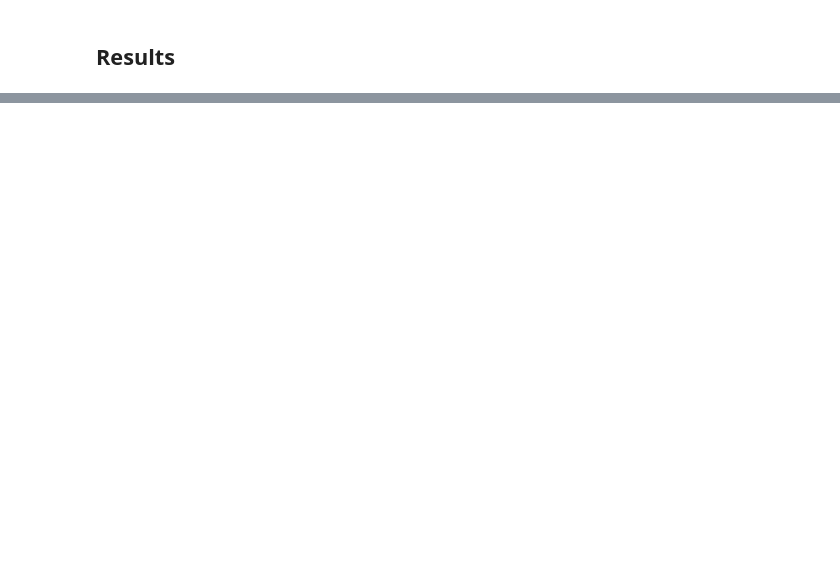
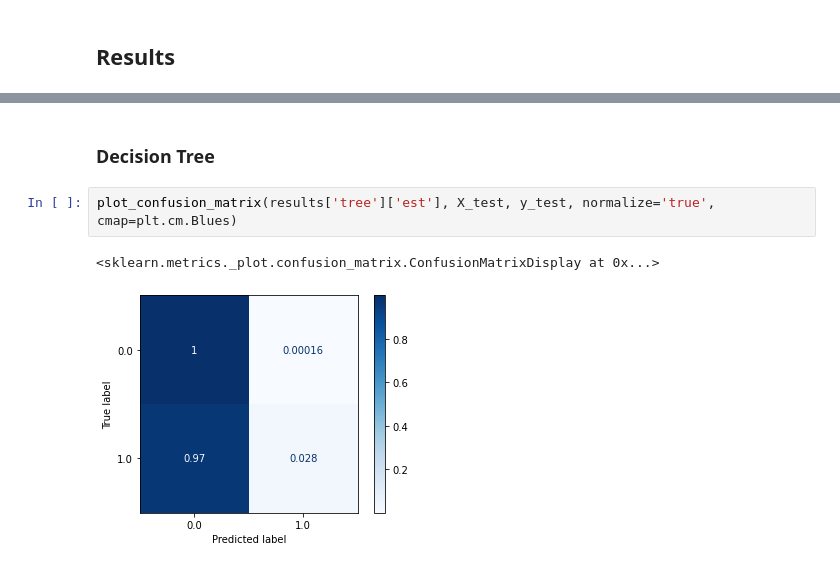
Before and after one commit to GabrielBarbosaGV/ml-2020-3-project, a Jupyter notebook: parte2/projeto_final.ipynb, the cells around one changed output, grey strips where cells are left out. Cells and saved outputs as stored; diff of their text form; blank space fills up the shorter version.

```diff
--- a/parte2/projeto_final.ipynb
+++ b/parte2/projeto_final.ipynb
@@ -494,0 +629,7 @@ for train_index, val_index in tqdm(list(skf.split(X, y))):
+# %% [markdown]
+### Decision Tree
+# %%
+plot_confusion_matrix(results['tree']['est'], X_test, y_test, normalize='true', cmap=plt.cm.Blues)
+# %% [output]
+<sklearn.metrics._plot.confusion_matrix.ConfusionMatrixDisplay at 0x...>
+[figure, added]
```
Also changed, not shown: parts of 47 cells of this notebook, 1 other file.
